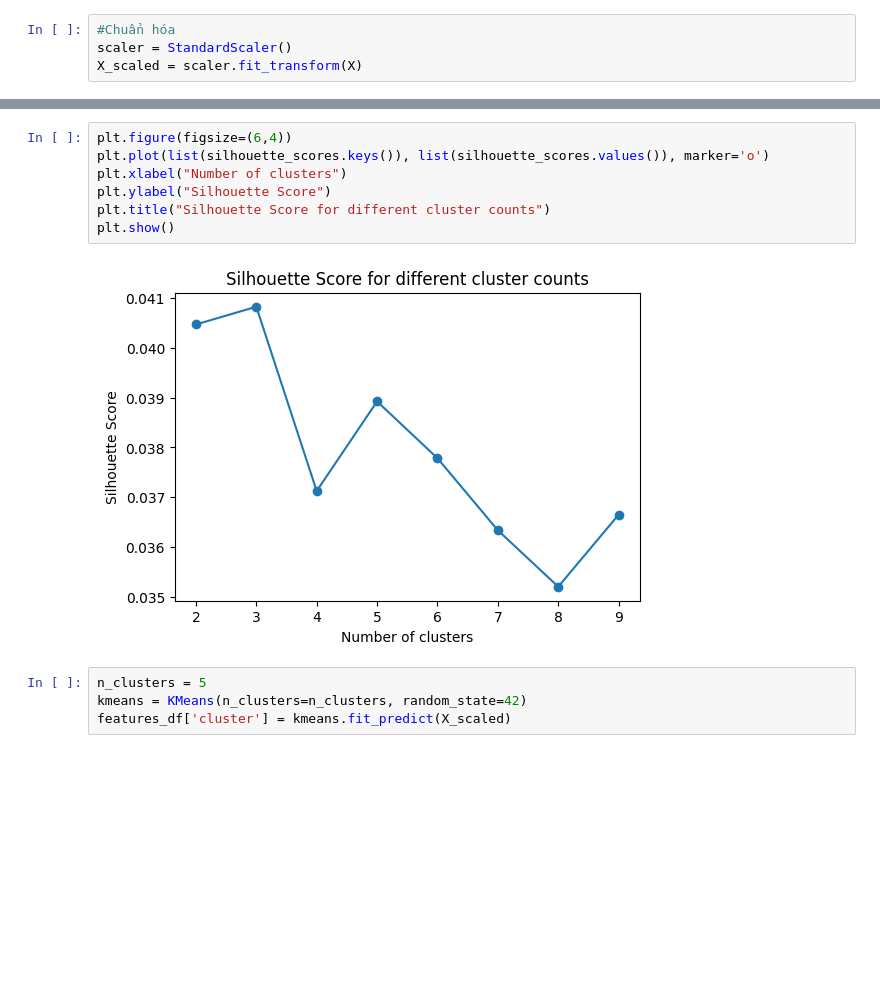
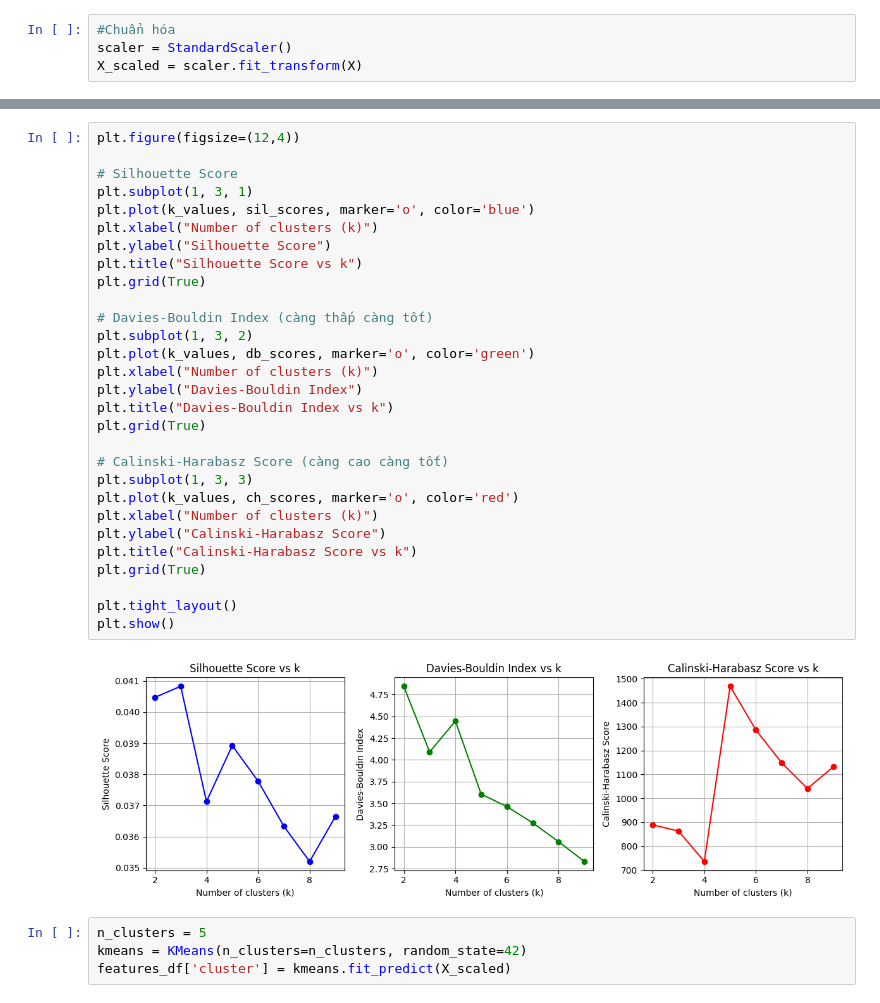
Before and after one commit to thanhtung12356/AnalyseRoleUserOnTweet, a Jupyter notebook: clustering.ipynb, the cells around one changed output, grey strips where cells are left out. Saved outputs shown, nothing was run; the diff lists cells and outputs as text; blank space fills up the shorter version.

```diff
--- a/clustering.ipynb
+++ b/clustering.ipynb
@@ -65,12 +78,34 @@ Number of clusters: 9, Silhouette Score: 0.0366
-# %%
-plt.figure(figsize=(6,4))
-plt.plot(list(silhouette_scores.keys()), list(silhouette_scores.values()), marker='o')
-plt.xlabel("Number of clusters")
-plt.ylabel("Silhouette Score")
-plt.title("Silhouette Score for different cluster counts")
-plt.show()
-# %% [output]
-[figure, removed]
+# %%
+plt.figure(figsize=(12,4))
+
+# Silhouette Score
+plt.subplot(1, 3, 1)
+plt.plot(k_values, sil_scores, marker='o', color='blue')
+plt.xlabel("Number of clusters (k)")
+plt.ylabel("Silhouette Score")
+plt.title("Silhouette Score vs k")
+plt.grid(True)
+
+# Davies-Bouldin Index (càng thấp càng tốt)
+plt.subplot(1, 3, 2)
+plt.plot(k_values, db_scores, marker='o', color='green')
+plt.xlabel("Number of clusters (k)")
+plt.ylabel("Davies-Bouldin Index")
+plt.title("Davies-Bouldin Index vs k")
+plt.grid(True)
+
+# Calinski-Harabasz Score (càng cao càng tốt)
+plt.subplot(1, 3, 3)
+plt.plot(k_values, ch_scores, marker='o', color='red')
+plt.xlabel("Number of clusters (k)")
+plt.ylabel("Calinski-Harabasz Score")
+plt.title("Calinski-Harabasz Score vs k")
+plt.grid(True)
+
+plt.tight_layout()
+plt.show()
+# %% [output]
+[figure, added]
 # %%
 n_clusters = 5
 kmeans = KMeans(n_clusters=n_clusters, random_state=42)
```
Also changed, not shown: parts of 3 cells of this notebook, 12 other files.
